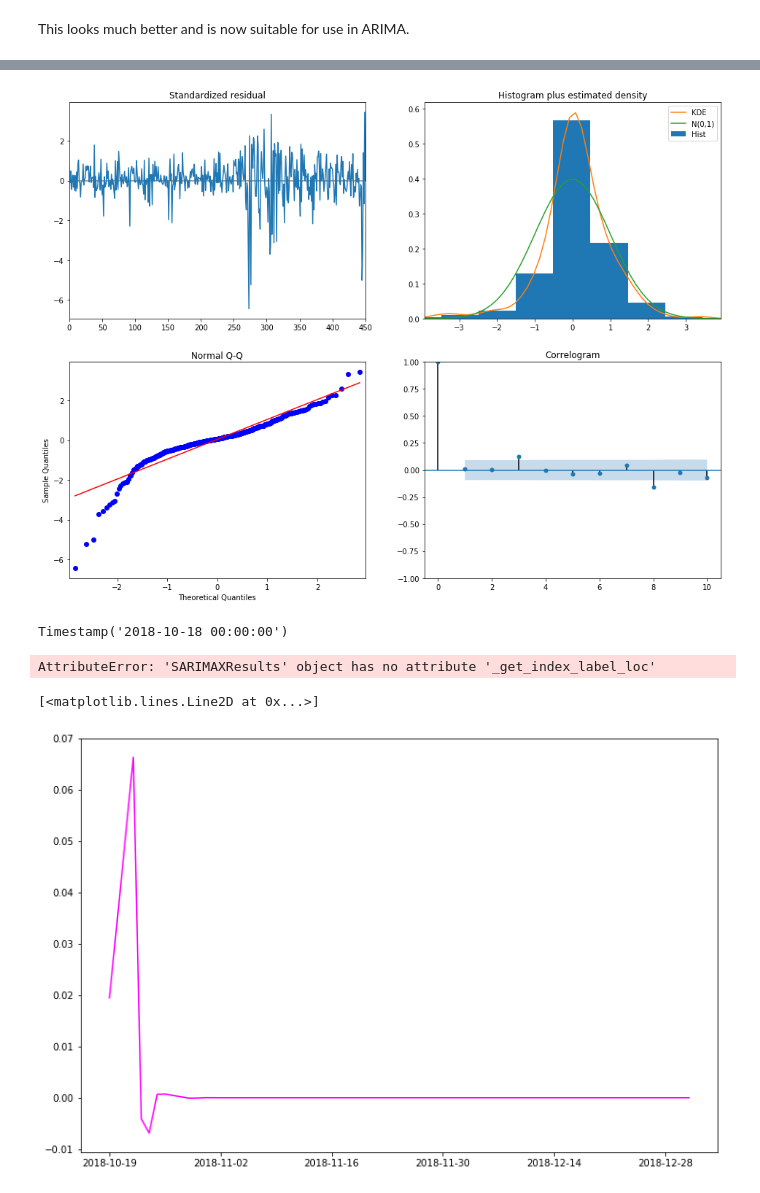
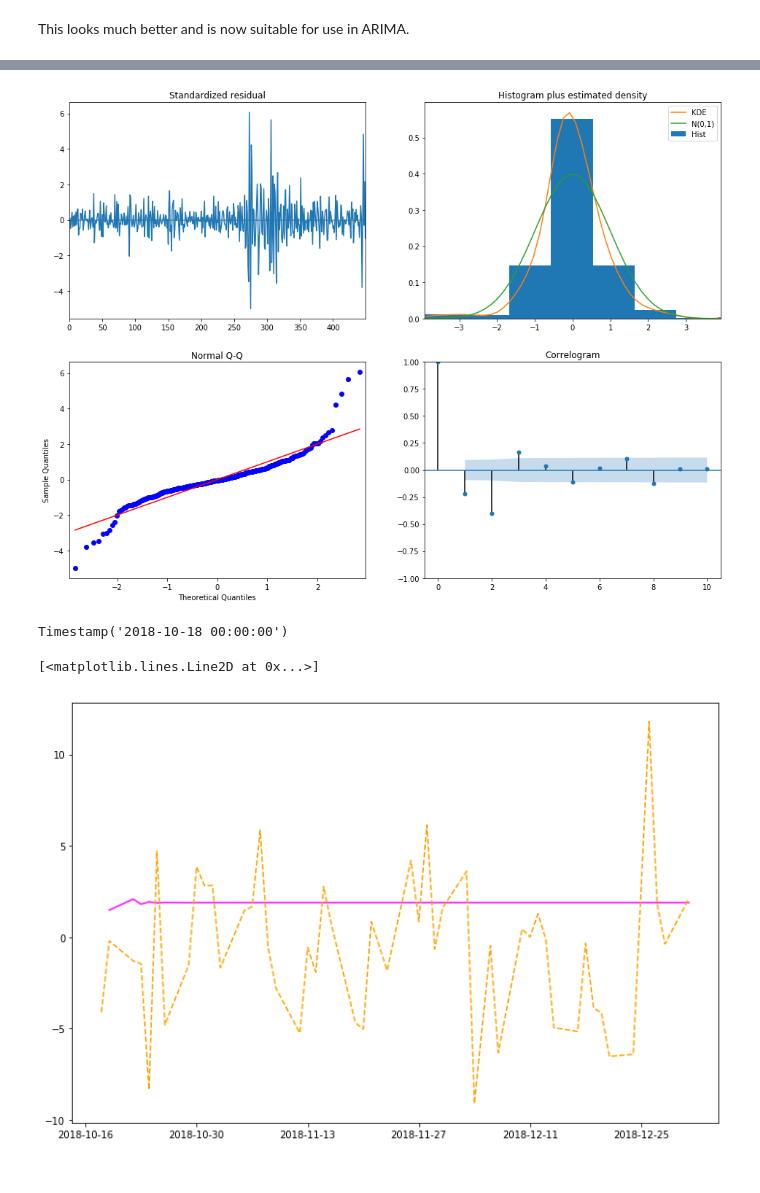
Before and after one commit to snives/FinTech, a Jupyter notebook: Arima.ipynb, the cells around one changed output, grey strips where cells are left out. Saved outputs shown, nothing was run; the diff lists cells and outputs as text; code cells hidden in the pictures.

Commit message:
Revised the model parameters, it still is not providing a good forecast.  Needs further investigation.

```diff
--- a/Arima.ipynb
+++ b/Arima.ipynb
@@ -100,7 +122,10 @@ tenpercent = int(dtrans.size * 0.10 )
 train, test = dtrans[:-tenpercent], dtrans[-tenpercent:]
 # %%
 # Fit the model
-arima200 = sm.tsa.SARIMAX(train, order=(2,0,0))
+
+#The order is important, which represents the p, q, r parameters.
+
+arima200 = sm.tsa.SARIMAX(train, order=(1,1,0))
 model_results = arima200.fit()
 model_results.summary()
 # %% [output]
@@ -124,9 +148,10 @@ Warnings:
 [1] Covariance matrix calculated using the outer product of gradients (complex-step).
 # %%
 #Conduct visual inspection of the results
+#Note this method is only available on SARIMAXResults objects (seems like a bug)
 model_results.plot_diagnostics(figsize=(16, 12));
 # %% [output]
-[figure, old version]
+[figure, new version]
 # %%
 #data.index is a DatetimeIndex with dtype='datetime64[ns]'
 #train.index is a DatetimeIndex with dtype='datetime64[ns]'
@@ -150,8 +175,6 @@ pred_end = test.index[-1]
 #lets see if it can be used to index into our data
 #train[pred_begin.strftime('%Y-%m-%d')]  #yes
 #train[pred_begin.strftime('%Y-%m-%d 00:00:00')] #also yes
-# %% [output]
-AttributeError: 'SARIMAXResults' object has no attribute '_get_index_label_loc'
 # %%
 #train.index[model_results.loglikelihood_burn]
 #pred_begin.strftime('%Y-%m-%d')
@@ -202,35 +225,41 @@ pred = model_results.get_prediction(0, 500)
 #So the problem is, it cannot predict the datetimes that will appear in the future, because it
 #doesn't know the frequency of the datetimes, so we need to generate those datetimes for it
 #or maybe if we specify a custom frequency then it can generate the dates itself.
 
 #for now, since we actually know the future dates since they are the index to the out-of-sample data
 #we will reference those.
 
 #pred.predicted_mean
 #outofsampleforecast = pd.DataFrame(data=pred.predicted_mean[1:,1:],    # values
 #            index=pred.predicted_mean[1:,0],    # 1st column as index
 #            columns=pred.predicted_mean[0,1:])
 
 #pred.predicted_mean
 
 
 pdf= [(dtrans.index[i].strftime('%Y-%m-%d') ,x) for i,x in enumerate(pred.predicted_mean)]
 
 
 predicted = pd.DataFrame({'Mean':pred.predicted_mean})
 #predicted['Date'] = dtrans.index
 
 #index = train.index .concat(test.index)
 #predicted = pd.DataFrame(data=pdf[1,:], index=pdf[0,:], columns=['PredictedMean'])
 predicted.set_index(dtrans.index, inplace=True)
 #predicted
 
-#test
+#plot predicted
 plt.plot(predicted[predicted.index>'2018-10-18'], color='Magenta')
 #predicted[predicted.index>'2018-10-15']
+
+#plot test
+plt.plot(test, color='orange', linestyle='--')
+
+
+#Notable: The average prediction isn't zero, it approaches a constant.
 # %% [output]
 [<matplotlib.lines.Line2D at 0x...>]
-[figure, old version]
+[figure, new version]
 # %%
 fig, ax1 = plt.subplots(nrows=1, ncols=1, figsize=(12, 8))
 
```
Also changed, not shown: parts of 8 cells of this notebook.
